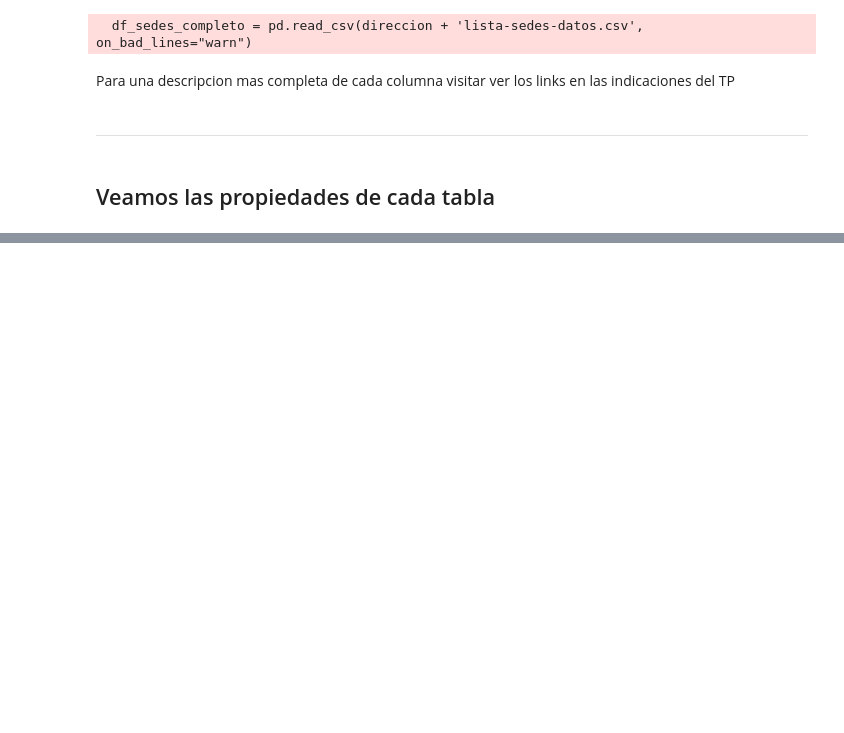
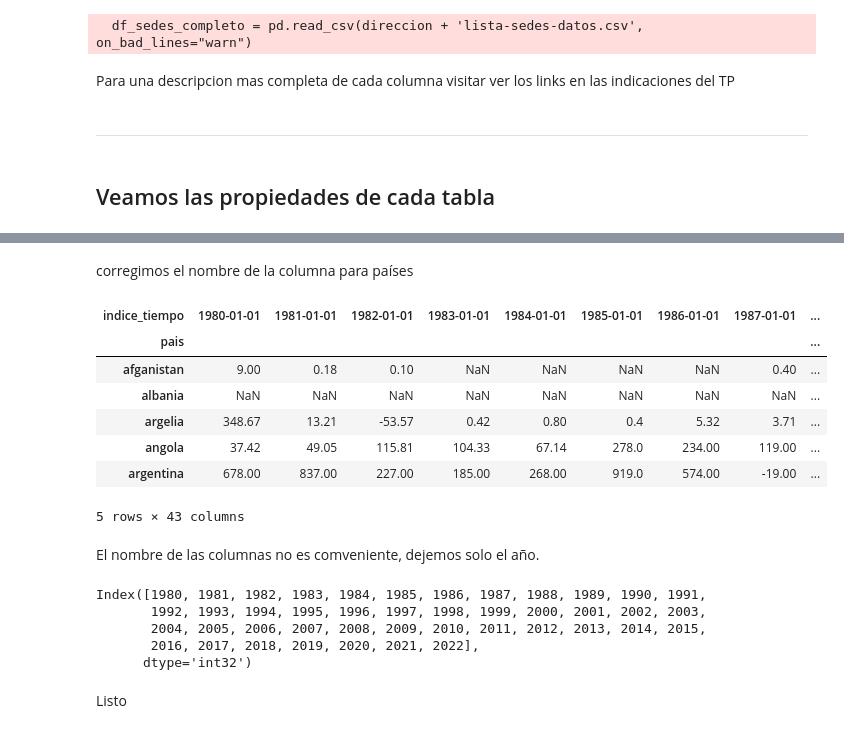
Before and after one commit to Empromptu/Inversion-extranjera-en-Argentina, a Jupyter notebook: notas.ipynb, the cells around one changed output, grey strips where cells are left out. Saved outputs shown, nothing was run; the diff lists cells and outputs as text; code cells hidden in the pictures; blank space fills up the shorter version.

```diff
--- a/notas.ipynb
+++ b/notas.ipynb
@@ -14,7 +14,7 @@ df_sedes_completo = pd.read_csv(direccion + 'lista-sedes-datos.csv', on_bad_line
 df_sedes = pd.read_csv(direccion + 'lista-sedes.csv')
 df_secciones = pd.read_csv(direccion + 'lista-secciones.csv')
 archivo_inversiones = 'flujos-monetarios-netos-inversion-extranjera-directa.csv'
-df_IED = pd.read_csv(direccion + archivo_inversiones) # IED = Inversion Extranjera Directa
+df_IED = pd.read_csv(direccion + archivo_inversiones, index_col="indice_tiempo").T # IED = Inversion Extranjera Directa
 df_paises = pd.read_csv(direccion + 'paises.csv')
 # %% [output]
   df_sedes_completo = pd.read_csv(direccion + 'lista-sedes-datos.csv', on_bad_lines="warn")
@@ -26,0 +218,30 @@ Para una descripcion mas completa de cada columna visitar ver los links en las i
+# %% [markdown]
+corregimos el nombre de la columna para países
+# %%
+df_IED.index.name = 'pais'
+# %%
+df_IED.head()
+# %% [output]
+| indice_tiempo | 1980-01-01 | 1981-01-01 | 1982-01-01 | 1983-01-01 | 1984-01-01 | 1985-01-01 | 1986-01-01 | 1987-01-01 | ... |
+| pais |  |  |  |  |  |  |  |  | ... |
+| afganistan | 9.00 | 0.18 | 0.10 | NaN | NaN | NaN | NaN | 0.40 | ... |
+| albania | NaN | NaN | NaN | NaN | NaN | NaN | NaN | NaN | ... |
+| argelia | 348.67 | 13.21 | -53.57 | 0.42 | 0.80 | 0.4 | 5.32 | 3.71 | ... |
+| angola | 37.42 | 49.05 | 115.81 | 104.33 | 67.14 | 278.0 | 234.00 | 119.00 | ... |
+| argentina | 678.00 | 837.00 | 227.00 | 185.00 | 268.00 | 919.0 | 574.00 | -19.00 | ... |
+5 rows × 43 columns
+# %% [markdown]
+El nombre de las columnas no es comveniente, dejemos solo el año.
+# %%
+años = np.arange(1980,2023)
+
+df_IED.columns = años
+df_IED.columns
+# %% [output]
+Index([1980, 1981, 1982, 1983, 1984, 1985, 1986, 1987, 1988, 1989, 1990, 1991,
+       1992, 1993, 1994, 1995, 1996, 1997, 1998, 1999, 2000, 2001, 2002, 2003,
+       2004, 2005, 2006, 2007, 2008, 2009, 2010, 2011, 2012, 2013, 2014, 2015,
+       2016, 2017, 2018, 2019, 2020, 2021, 2022],
+      dtype='int32')
+# %% [markdown]
+Listo
```
Also changed, not shown: parts of 23 cells of this notebook.
